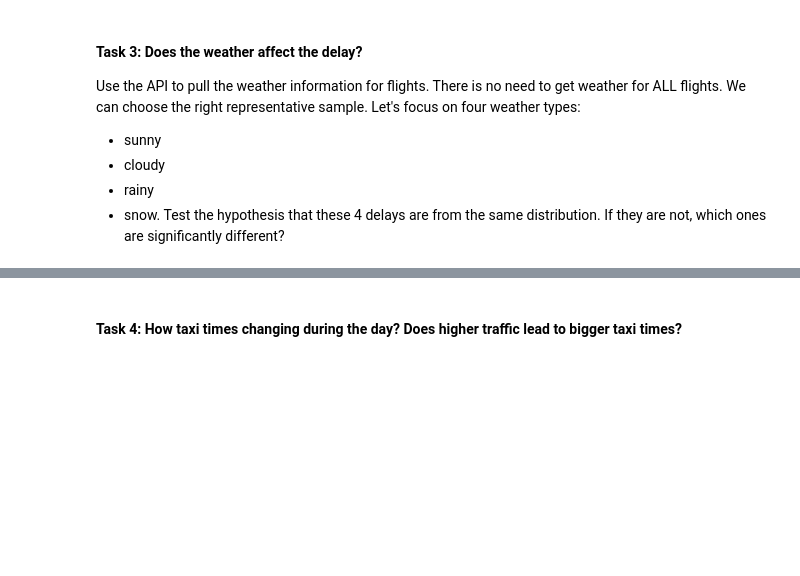
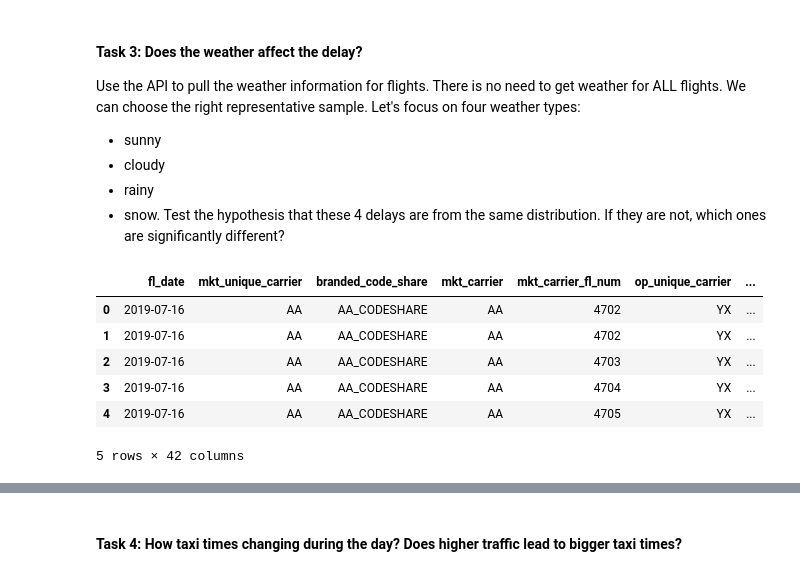
Before and after one commit to Leighson/lighthouse-midterm, a Jupyter notebook: exploratory_analysis_lee.ipynb, the cells around one changed output, grey strips where cells are left out. Cells and saved outputs as stored; diff of their text form; code cells hidden in the pictures; blank space fills up the shorter version.

```diff
--- a/exploratory_analysis_lee.ipynb
+++ b/exploratory_analysis_lee.ipynb
@@ -236,3 +306,13 @@ Use the API to pull the weather information for flights. There is no need to get
 - rainy
 - snow.
 Test the hypothesis that these 4 delays are from the same distribution. If they are not, which ones are significantly different?
+# %%
+df_flights.head()
+# %% [output]
+|  | fl_date | mkt_unique_carrier | branded_code_share | mkt_carrier | mkt_carrier_fl_num | op_unique_carrier | ... |
+| 0 | 2019-07-16 | AA | AA_CODESHARE | AA | 4702 | YX | ... |
+| 1 | 2019-07-16 | AA | AA_CODESHARE | AA | 4702 | YX | ... |
+| 2 | 2019-07-16 | AA | AA_CODESHARE | AA | 4703 | YX | ... |
+| 3 | 2019-07-16 | AA | AA_CODESHARE | AA | 4704 | YX | ... |
+| 4 | 2019-07-16 | AA | AA_CODESHARE | AA | 4705 | YX | ... |
+5 rows × 42 columns
```
Also changed, not shown: parts of 21 cells of this notebook, 3 other files.
